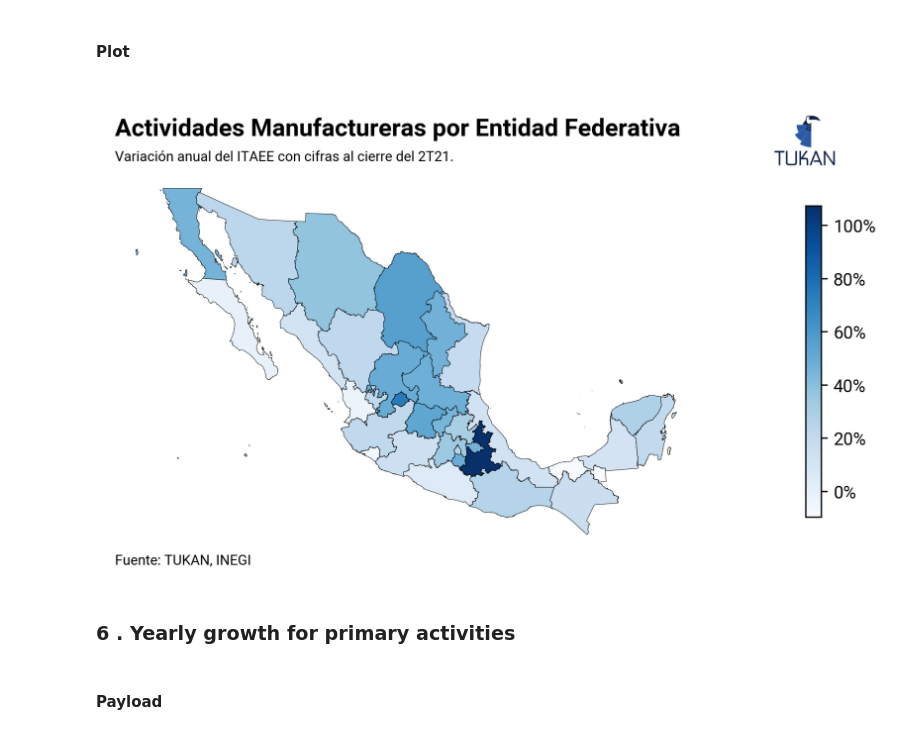
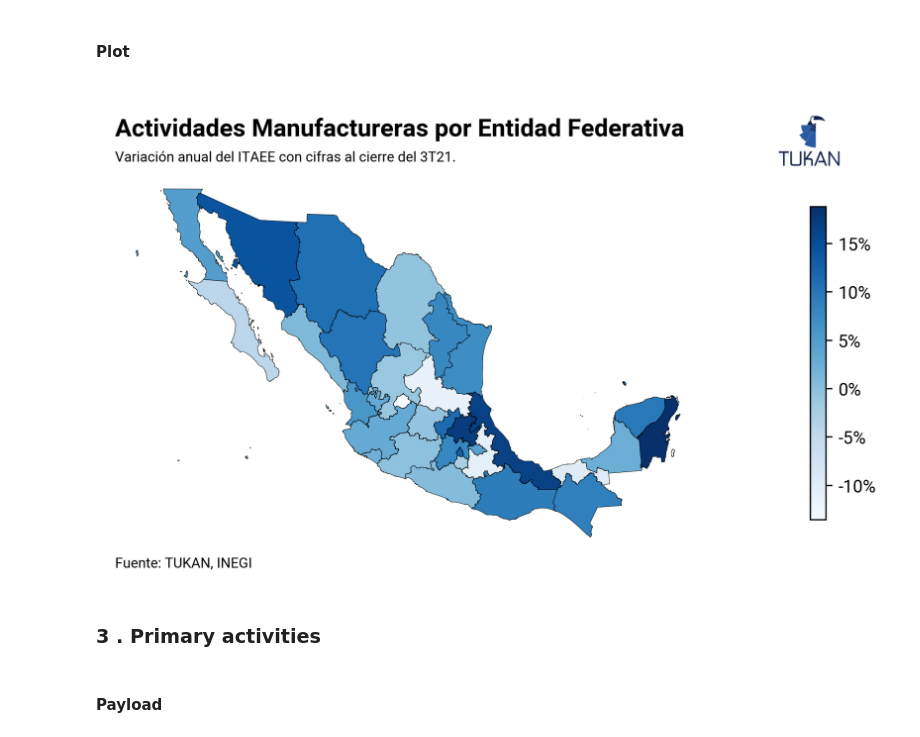
Before and after one commit to TukanMx/tukan_notebooks, a Jupyter notebook: social/social_media/ITAEE/itaee_template.ipynb, the cells around one changed output. Cells and saved outputs as stored; diff of their text form; code cells hidden in the pictures.

```diff
--- a/social/social_media/ITAEE/itaee_template.ipynb
+++ b/social/social_media/ITAEE/itaee_template.ipynb
@@ -618,37 +634,37 @@ fig.text(
     weight = "bold"
 )
 
 fig.text(
     0.2,
     0.9,
-    "Variación anual del ITAEE con cifras al cierre del 2T21.", #cambiar 2T21 por 3T21
+    "Variación anual del ITAEE con cifras al cierre del 3T21.", #change dates
     size=8
 )
 
 # Save plot with TUKAN logo, transparent and white.
 
 fig.text(0.2, 0.1, "Fuente: TUKAN, INEGI", fontsize=8)
 
 plt.tight_layout()
 
 
 tukan_im = image.imread(module_path + "\\assets\\logo\\logo192.png")
 newax = fig.add_axes([0.78, .85, 0.15, 0.18], anchor="NE", zorder=1)
 newax.imshow(tukan_im)
 newax.axis("off")
 
 plt.savefig(
     "plots/yearly_growth_manufacturing_map.png",
     dpi=300,
     bbox_inches="tight",
     facecolor="white",
     edgecolor="none",
     transparent=False,
 )
 # %% [output]
-[figure, old version]
+[figure, new version]
-# %% [markdown]
-###  6 . Yearly growth for primary activities
+# %% [markdown]
+###  3 . Primary activities
 # %% [markdown]
 #### Payload
 # %%
```
Also changed, not shown: parts of 42 cells of this notebook.
